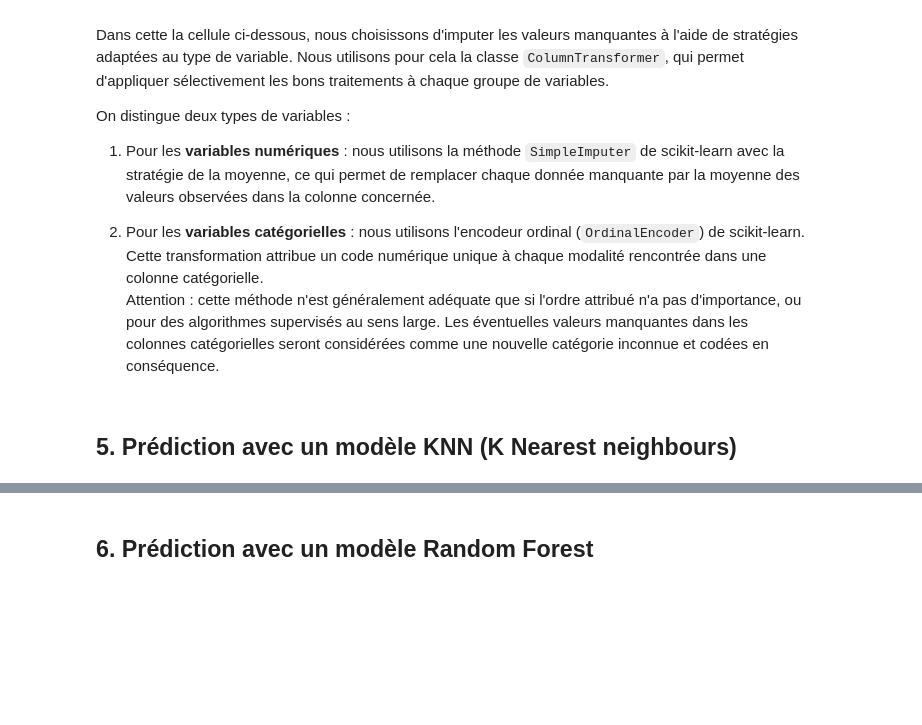
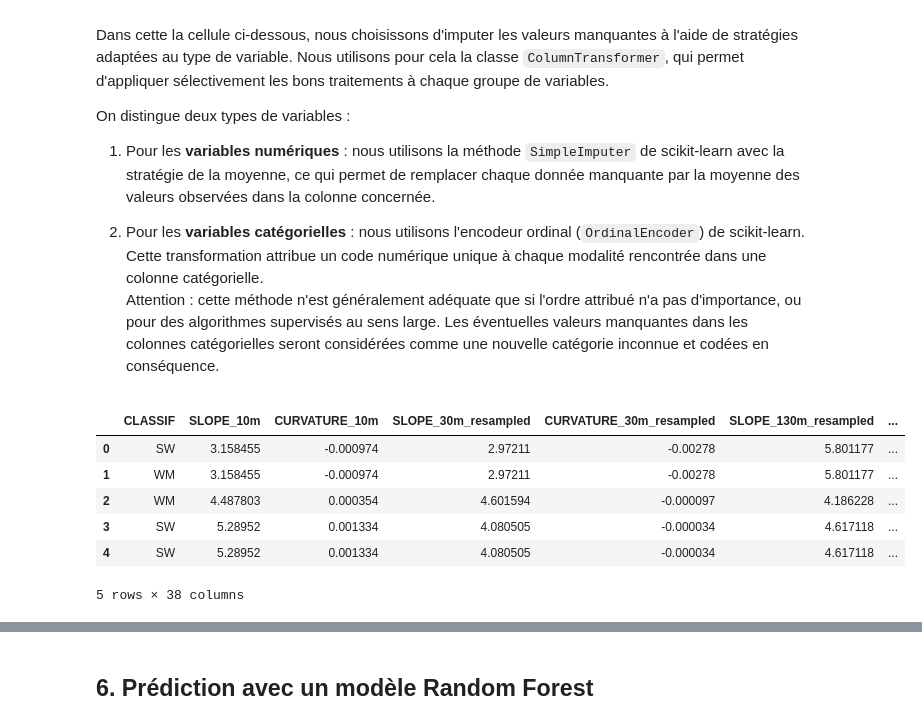
Before and after one commit to geo-stack/cours_ml_envirocan, a Jupyter notebook: 01_dataset_preprocessing.ipynb, the cells around one changed output, grey strips where cells are left out. Drawn from its saved outputs; the diff is of its cells as text; code cells hidden in the pictures; blank space fills up the shorter version.

```diff
--- a/01_dataset_preprocessing.ipynb
+++ b/01_dataset_preprocessing.ipynb
@@ -276,31 +357,41 @@ On distingue deux types de variables :
 # %%
 from sklearn.compose import ColumnTransformer
 from sklearn.preprocessing import OrdinalEncoder
 from sklearn.impute import SimpleImputer
 
-# On définit les colonnes qui sont des variables catégorielles et celles
-# qui sont numériques.
-cat_cols = [
+# On définit les colonnes qui sont des variables catégorielles.
+cat_vars = [
     'Calcareous', 'Class_Land', 'Coarse', 'Fine',
     'HGM_BL', 'HGM_LOE', 'HGM_LPP', 'HGM_RRB', 'HGM_RRO',
     'Land_mask', 'Mineral', 'Non-Calcar', 'Organic', 'Rock'
     ]
 
-num_cols = list(df_features.columns[~np.isin(df_features.columns, cat_cols)])
+# On définit les colonnes qui sont des variables numériques.
+notnum = ((np.isin(df_features_clean.columns, cat_vars)) |
+          (df_features_clean.columns == 'CLASSIF'))
+num_vars = list(df_features_clean.columns[~notnum])
 
 # Création du ColumnTransformer, où l'on associe des transformateurs
 # spécifiques à des colonnes spécifiques.
 preprocessor = ColumnTransformer(
     transformers=[
-        ('num_imputer', SimpleImputer(strategy='mean'), num_cols),
-        ('cat_imputer', OrdinalEncoder(), cat_cols)
+        ('none', 'passthrough', ['CLASSIF']),
+        ('num_imputer', SimpleImputer(strategy='mean'), num_vars),
+        ('cat_imputer', OrdinalEncoder(), cat_vars),
         ],
-    remainder='passthrough'  # 'passthrough' garde les colonnes non mentionnées
     )
 
 # Application de la transformation pour imputer les valeurs manquantes.
-# Le résultat est un tableau NumPy prêt à être utilisé pour l'entraînement
-# d'un modèle..
-arr_features = preprocessor.fit_transform(df_features)
+df_features_nonan = pd.DataFrame(
+    data=preprocessor.fit_transform(df_features_clean),
+    columns=['CLASSIF'] + num_vars + cat_vars,
+    index=df_features_clean.index
+    )
+# %% [output]
+|  | CLASSIF | SLOPE_10m | CURVATURE_10m | SLOPE_30m_resampled | CURVATURE_30m_resampled | SLOPE_130m_resampled | ... |
+| 0 | SW | 3.158455 | -0.000974 | 2.97211 | -0.00278 | 5.801177 | ... |
+| 1 | WM | 3.158455 | -0.000974 | 2.97211 | -0.00278 | 5.801177 | ... |
+| 2 | WM | 4.487803 | 0.000354 | 4.601594 | -0.000097 | 4.186228 | ... |
+| 3 | SW | 5.28952 | 0.001334 | 4.080505 | -0.000034 | 4.617118 | ... |
+| 4 | SW | 5.28952 | 0.001334 | 4.080505 | -0.000034 | 4.617118 | ... |
+5 rows × 38 columns
-# %% [markdown]
-## 5. Prédiction avec un modèle KNN (K Nearest neighbours)
```
Also changed, not shown: parts of 17 cells of this notebook.
